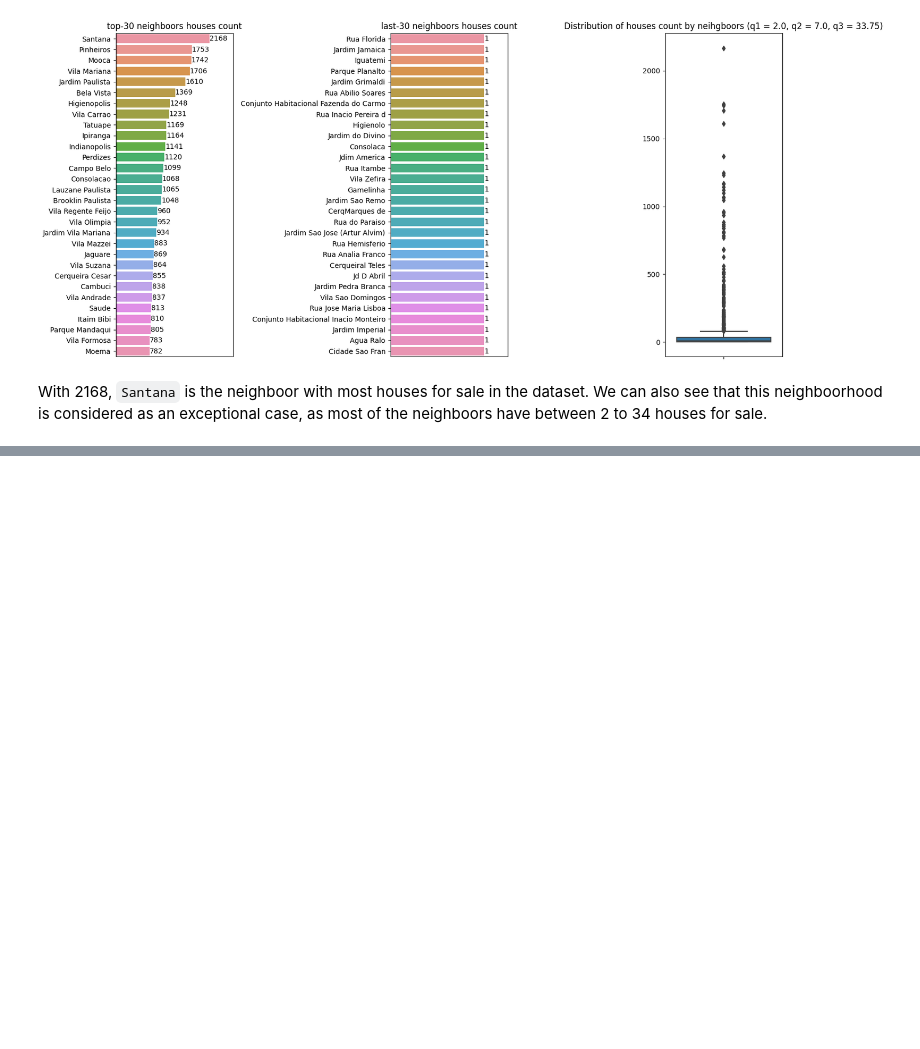
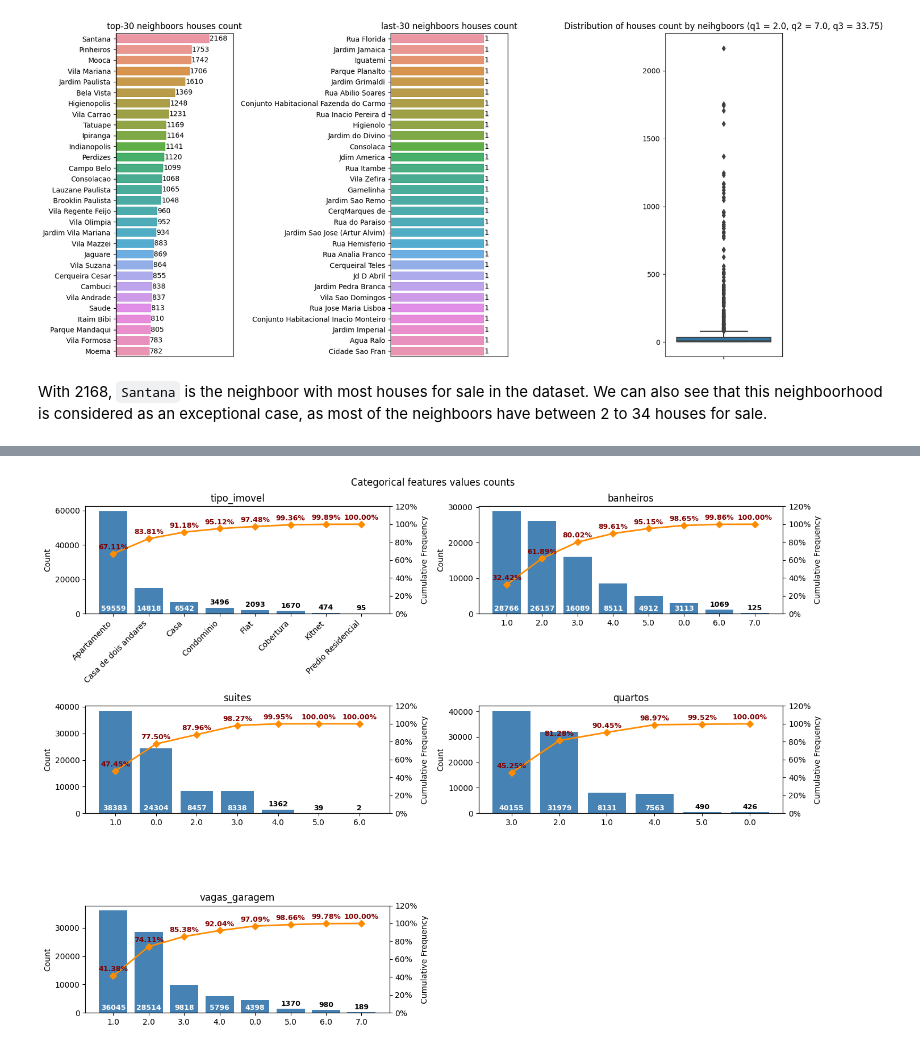
Before and after one commit to TheCamilovisk/HousePricePredictionApp, a Jupyter notebook: notebooks/02-exploratory-data-analysis.ipynb, the cells around one changed output, grey strips where cells are left out. Drawn from its saved outputs; the diff is of its cells as text; code cells hidden in the pictures; blank space fills up the shorter version.

Commit message:
Adding the categorical features overview section.

```diff
--- a/notebooks/02-exploratory-data-analysis.ipynb
+++ b/notebooks/02-exploratory-data-analysis.ipynb
@@ -177,0 +242,15 @@ With 2168, `Santana` is the neighboor with most houses for sale in the dataset.
+# %%
+fig, axs = plt.subplots(nrows=3, ncols=2, figsize=(14, 10))
+
+axs = [ax for sub in axs for ax in sub]
+
+cat_features = ("tipo_imovel", "banheiros", "suites", "quartos", "vagas_garagem")
+
+for ax, feat in zip(axs, cat_features):
+    pareto_chart(feat, sp_house_price, ax=ax)
+
+fig.suptitle("Categorical features values counts")
+fig.delaxes(axs[-1])
+plt.tight_layout();
+# %% [output]
+[figure, added]
```
Also changed, not shown: parts of 5 cells of this notebook.
